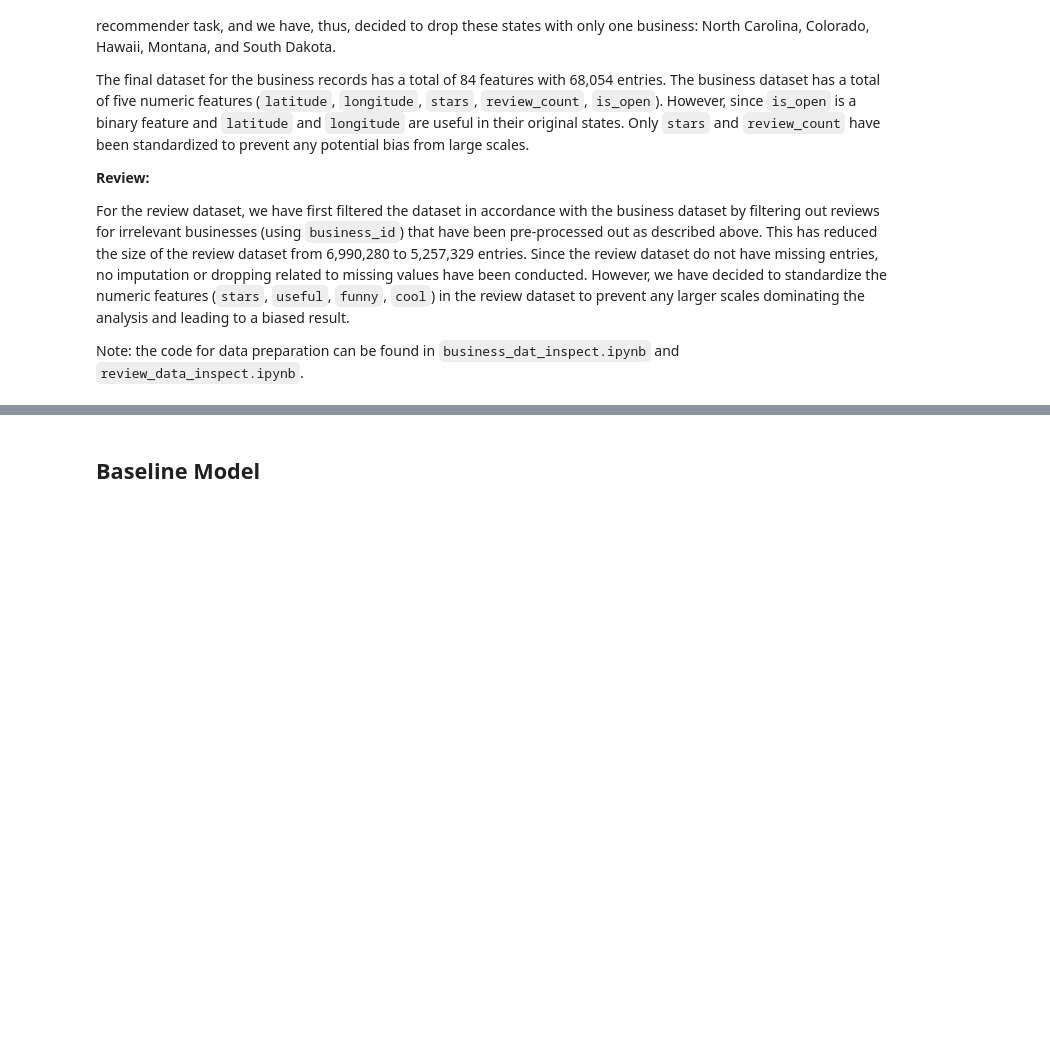
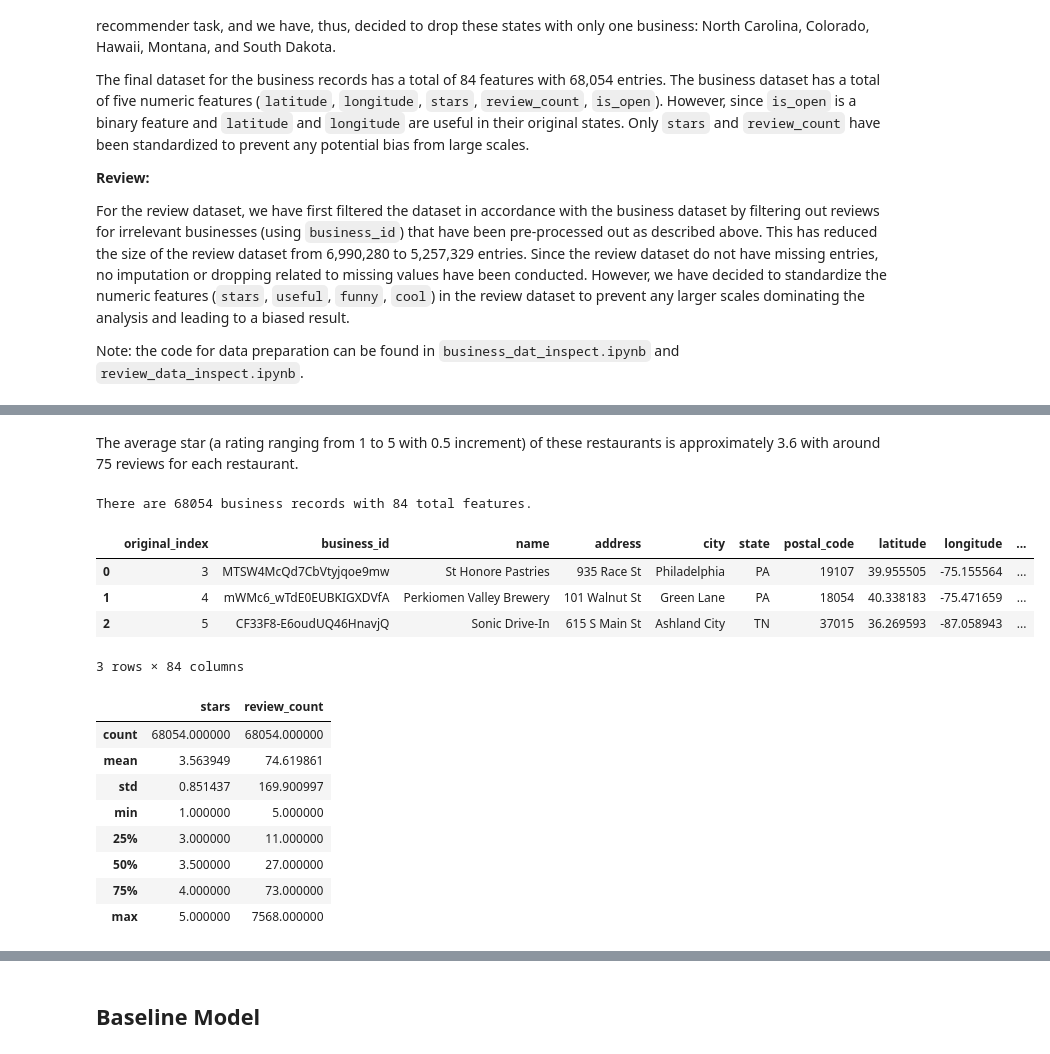
Before and after one commit to 98mina2/FP209b, a Jupyter notebook: recommender_system_report.ipynb, the cells around one changed output, grey strips where cells are left out. Drawn from its saved outputs; the diff is of its cells as text; code cells hidden in the pictures; blank space fills up the shorter version.

```diff
--- a/recommender_system_report.ipynb
+++ b/recommender_system_report.ipynb
@@ -74,0 +88,23 @@ In terms of the balance of the dataset, there is an imbalance since some restaur
+# %% [markdown]
+The average star (a rating ranging from 1 to 5 with 0.5 increment) of these restaurants is approximately 3.6 with around 75 reviews for each restaurant.
+# %%
+busi_df = pd.read_feather("data/yelp_business_cleaned.feather")
+print(f"There are {busi_df.shape[0]} business records with {busi_df.shape[1]} total features.")
+display(busi_df.head(3))
+busi_df[['stars', 'review_count']].describe()
+# %% [output]
+There are 68054 business records with 84 total features.
+|  | original_index | business_id | name | address | city | state | postal_code | latitude | longitude | ... |
+| 0 | 3 | MTSW4McQd7CbVtyjqoe9mw | St Honore Pastries | 935 Race St | Philadelphia | PA | 19107 | 39.955505 | -75.155564 | ... |
+| 1 | 4 | mWMc6_wTdE0EUBKIGXDVfA | Perkiomen Valley Brewery | 101 Walnut St | Green Lane | PA | 18054 | 40.338183 | -75.471659 | ... |
+| 2 | 5 | CF33F8-E6oudUQ46HnavjQ | Sonic Drive-In | 615 S Main St | Ashland City | TN | 37015 | 36.269593 | -87.058943 | ... |
+3 rows × 84 columns
+|  | stars | review_count |
+| count | 68054.000000 | 68054.000000 |
+| mean | 3.563949 | 74.619861 |
+| std | 0.851437 | 169.900997 |
+| min | 1.000000 | 5.000000 |
+| 25% | 3.000000 | 11.000000 |
+| 50% | 3.500000 | 27.000000 |
+| 75% | 4.000000 | 73.000000 |
+| max | 5.000000 | 7568.000000 |
```
Also changed, not shown: parts of 10 cells of this notebook.
